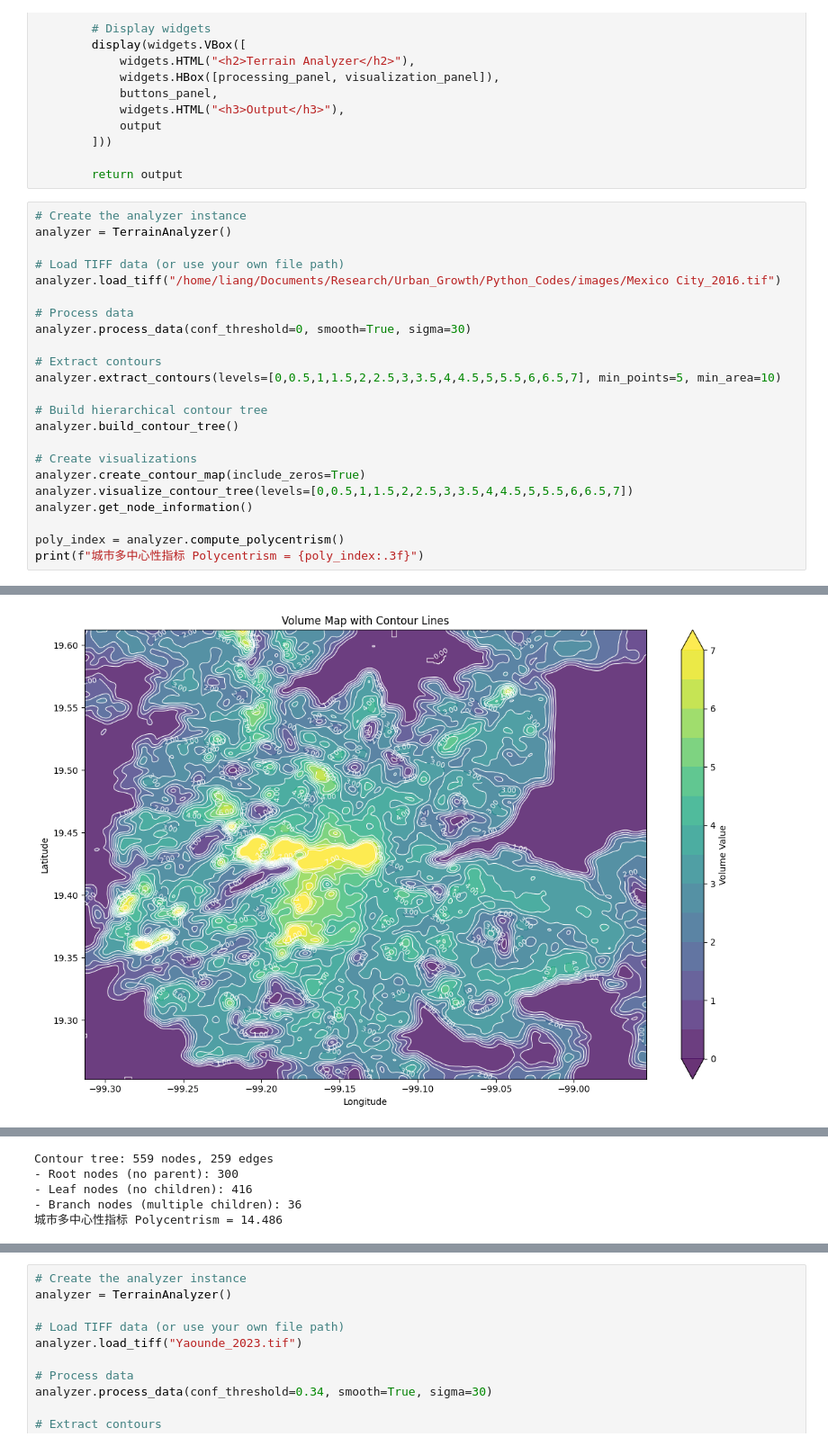
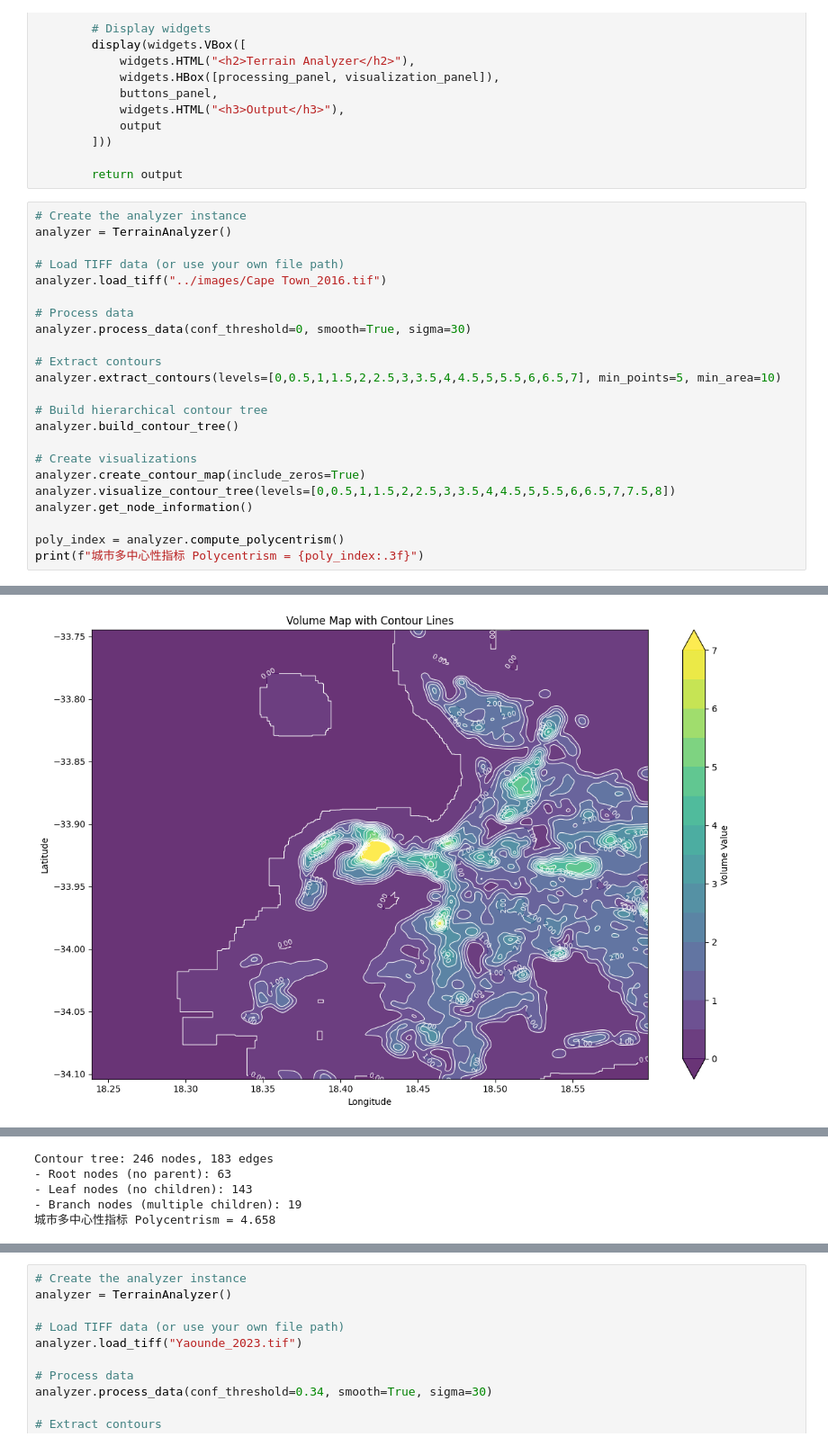
Before and after one commit to liang-jia-qi/Urban_Growth_Codes, a Jupyter notebook: notebooks/contours.ipynb, the cells around one changed output, grey strips where cells are left out. Shown at 90% size. Drawn from its saved outputs; the diff is of its cells as text.

```diff
--- a/notebooks/contours.ipynb
+++ b/notebooks/contours.ipynb
@@ -983,7 +983,7 @@ class TerrainAnalyzer:
 analyzer = TerrainAnalyzer()
 
 # Load TIFF data (or use your own file path)
-analyzer.load_tiff("/home/liang/Documents/Research/Urban_Growth/Python_Codes/images/Mexico City_2016.tif")
+analyzer.load_tiff("../images/Cape Town_2016.tif")
 
 # Process data
 analyzer.process_data(conf_threshold=0, smooth=True, sigma=30)
@@ -996,7 +996,7 @@ analyzer.build_contour_tree()
 
 # Create visualizations
 analyzer.create_contour_map(include_zeros=True)
-analyzer.visualize_contour_tree(levels=[0,0.5,1,1.5,2,2.5,3,3.5,4,4.5,5,5.5,6,6.5,7])
+analyzer.visualize_contour_tree(levels=[0,0.5,1,1.5,2,2.5,3,3.5,4,4.5,5,5.5,6,6.5,7,7.5,8])
 analyzer.get_node_information()
 
 poly_index = analyzer.compute_polycentrism()
@@ -1028 +1005 @@ print(f"城市多中心性指标 Polycentrism = {poly_index:.3f}")
-[figure, old version]
+[figure, new version]
@@ -1031,5 +1007,5 @@ print(f"城市多中心性指标 Polycentrism = {poly_index:.3f}")
-Contour tree: 559 nodes, 259 edges
-- Root nodes (no parent): 300
-- Leaf nodes (no children): 416
-- Branch nodes (multiple children): 36
-城市多中心性指标 Polycentrism = 14.486
+Contour tree: 246 nodes, 183 edges
+- Root nodes (no parent): 63
+- Leaf nodes (no children): 143
+- Branch nodes (multiple children): 19
+城市多中心性指标 Polycentrism = 4.658
```
Also changed, not shown: parts of 3 cells of this notebook, 2 other files.
